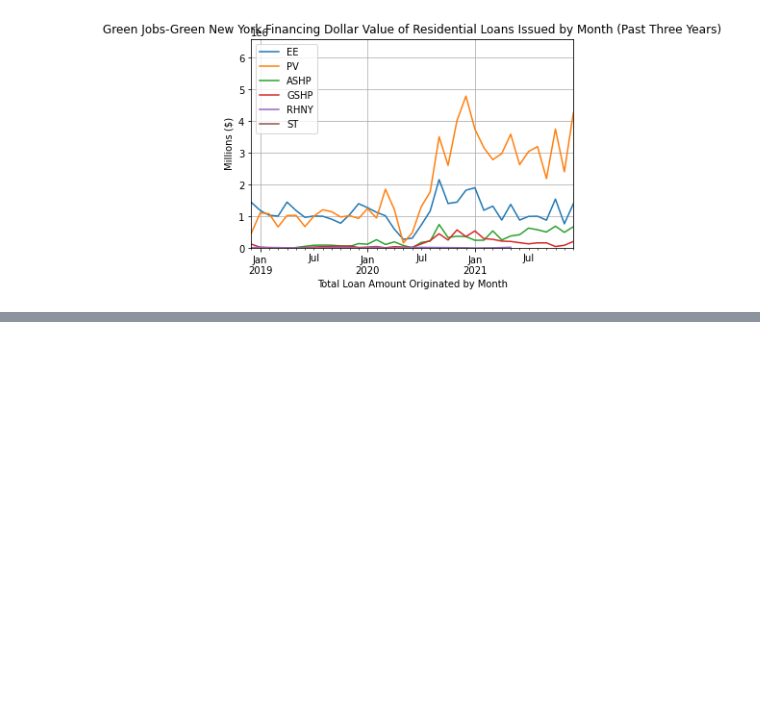
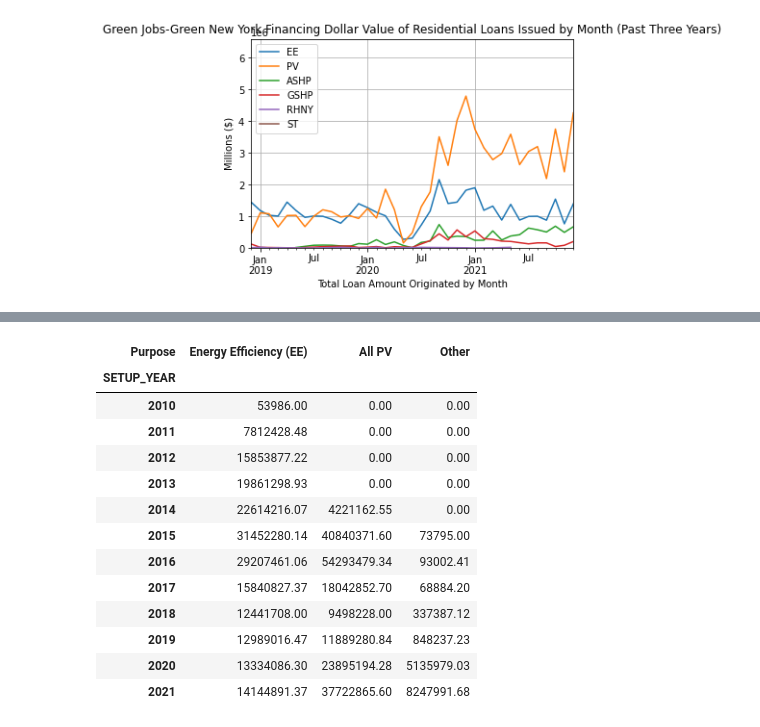
Before and after one commit to jlixander/GJGNY_Analysis, a Jupyter notebook: GJGNY_Analysis.ipynb, the cells around one changed output, grey strips where cells are left out. Saved outputs shown, nothing was run; the diff lists cells and outputs as text; code cells hidden in the pictures; blank space fills up the shorter version.

```diff
--- a/GJGNY_Analysis.ipynb
+++ b/GJGNY_Analysis.ipynb
@@ -255,0 +166,48 @@ all_tot
+# %%
+#Create groupby year and purpose
+df_gb = (df.groupby(['SETUP_YEAR','Purpose'])
+         ['ORIGINAL LOAN AMOUNT'].sum()
+         .reset_index())
+
+#Create pivot table for creating stacked bar chart
+df_piv = (df_gb.pivot(index= 'SETUP_YEAR',
+                     columns='Purpose',
+                     values='ORIGINAL LOAN AMOUNT'))
+
+#Remove all Nan values so that columns can be summed
+df_piv = df_piv.fillna(0)
+
+#Combine all solar purposes
+df_piv['All PV'] = df_piv["Solar (PV)"] + df_piv["Solar Thermal"]
+
+
+#combine all 'other' purposes in one column
+df_piv['Other'] = df_piv["Air Source Heat Pump (ASHP)"] + df_piv["Ground Source Heat Pump (GSHP)"] + df_piv["Renewable Heat NY (RHNY)"]
+
+
+#drop unneccessary columns
+df_piv.drop(["Solar (PV)",
+             "Solar Thermal",
+             "Air Source Heat Pump (ASHP)",
+             "Ground Source Heat Pump (GSHP)",
+             "Renewable Heat NY (RHNY)"],
+            axis=1,
+            inplace= True)
+
+
+df_piv
+# %% [output]
+| Purpose | Energy Efficiency (EE) | All PV | Other |
+| SETUP_YEAR |  |  |  |
+| 2010 | 53986.00 | 0.00 | 0.00 |
+| 2011 | 7812428.48 | 0.00 | 0.00 |
+| 2012 | 15853877.22 | 0.00 | 0.00 |
+| 2013 | 19861298.93 | 0.00 | 0.00 |
+| 2014 | 22614216.07 | 4221162.55 | 0.00 |
+| 2015 | 31452280.14 | 40840371.60 | 73795.00 |
+| 2016 | 29207461.06 | 54293479.34 | 93002.41 |
+| 2017 | 15840827.37 | 18042852.70 | 68884.20 |
+| 2018 | 12441708.00 | 9498228.00 | 337387.12 |
+| 2019 | 12989016.47 | 11889280.84 | 848237.23 |
+| 2020 | 13334086.30 | 23895194.28 | 5135979.03 |
+| 2021 | 14144891.37 | 37722865.60 | 8247991.68 |
```
Also changed, not shown: parts of 8 cells of this notebook.
